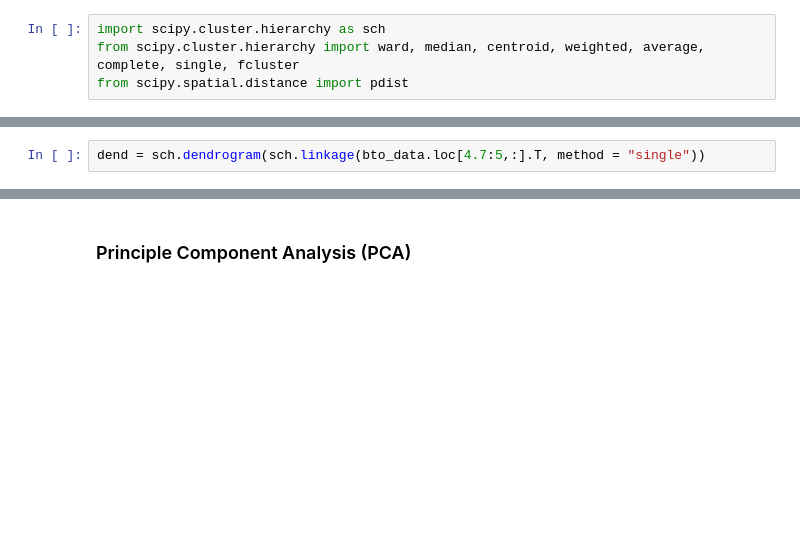
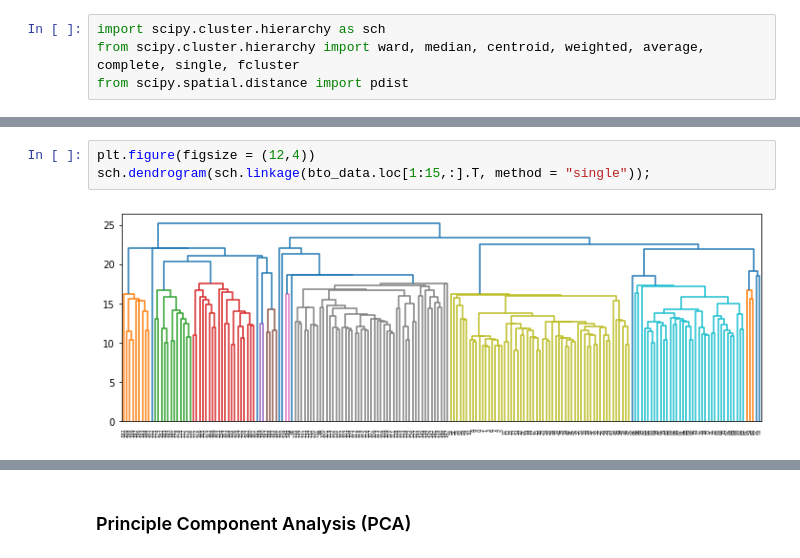
Before and after one commit to NSLS-II/um2022, a Jupyter notebook: unsupervised_PD.ipynb, the cells around one changed output, grey strips where cells are left out. Drawn from its saved outputs; the diff is of its cells as text; blank space fills up the shorter version.

```diff
--- a/unsupervised_PD.ipynb
+++ b/unsupervised_PD.ipynb
@@ -103,2 +113,5 @@ from scipy.spatial.distance import pdist
 # %%
-dend = sch.dendrogram(sch.linkage(bto_data.loc[4.7:5,:].T, method = "single"))
+plt.figure(figsize = (12,4))
+sch.dendrogram(sch.linkage(bto_data.loc[1:15,:].T, method = "single"));
+# %% [output]
+[figure, added]
```
Also changed, not shown: parts of 39 cells of this notebook, 1 other file.
